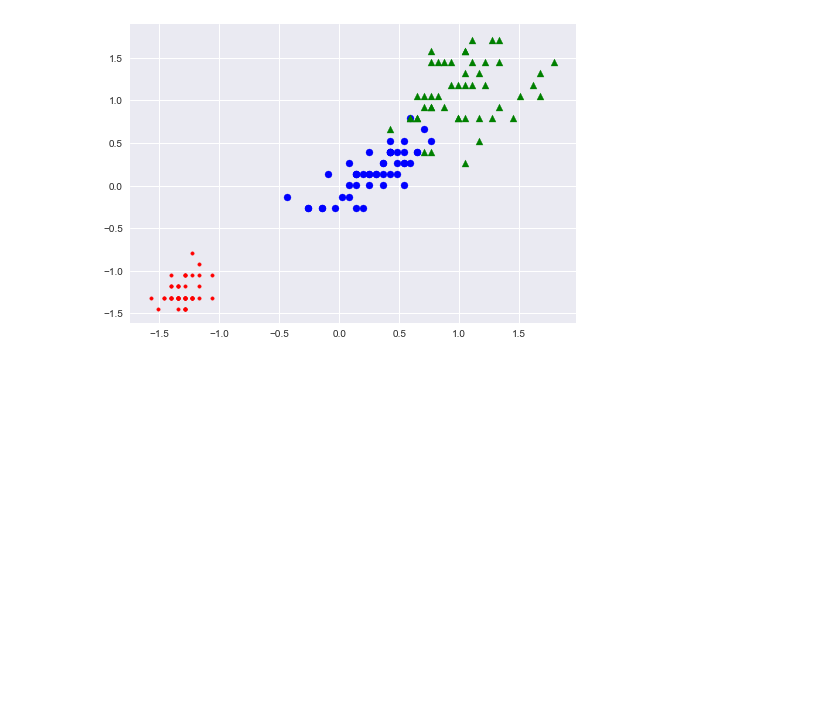
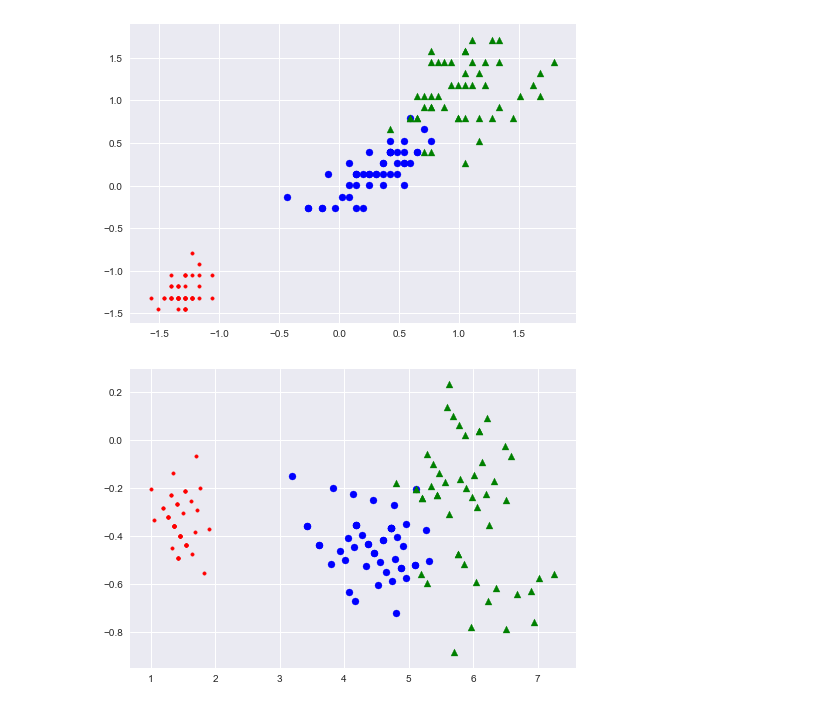
Before and after one commit to natsutan/hajipata, a Jupyter notebook: chap4/4.1.2 IRISデータの標準化.ipynb, the cells around one changed output. Drawn from its saved outputs; the diff is of its cells as text; code cells hidden in the pictures; blank space fills up the shorter version.

```diff
--- a/chap4/4.1.2 IRISデータの標準化.ipynb
+++ b/chap4/4.1.2 IRISデータの標準化.ipynb
@@ -52,3 +52,20 @@ plt.scatter(petal_len_norm[100:149], petal_width_norm[100:149], c='green', marke
 plt.show()
 # %% [output]
 [figure]
+# %%
+# decorrelation
+X = iris.data[:, 2:4]
+cov = np.cov(X, rowvar=0)
+v, S = np.linalg.eig(cov)
+sdata =  np.dot(S.T, X.T).T
+
+petal_len_deco = sdata[:,0]
+petal_width_deco = sdata[:,1]
+
+# 標準化された状態のプロット
+plt.scatter(petal_len_deco[0:49], petal_width_deco[0:49], c='red', marker='.')
+plt.scatter(petal_len_deco[50:99], petal_width_deco[50:99], c='blue', marker='o')
+plt.scatter(petal_len_deco[100:149], petal_width_deco[100:149], c='green', marker='^')
+plt.show()
+# %% [output]
+[figure, added]
```
Also changed, not shown: parts of 1 cell of this notebook, 2 other files.
